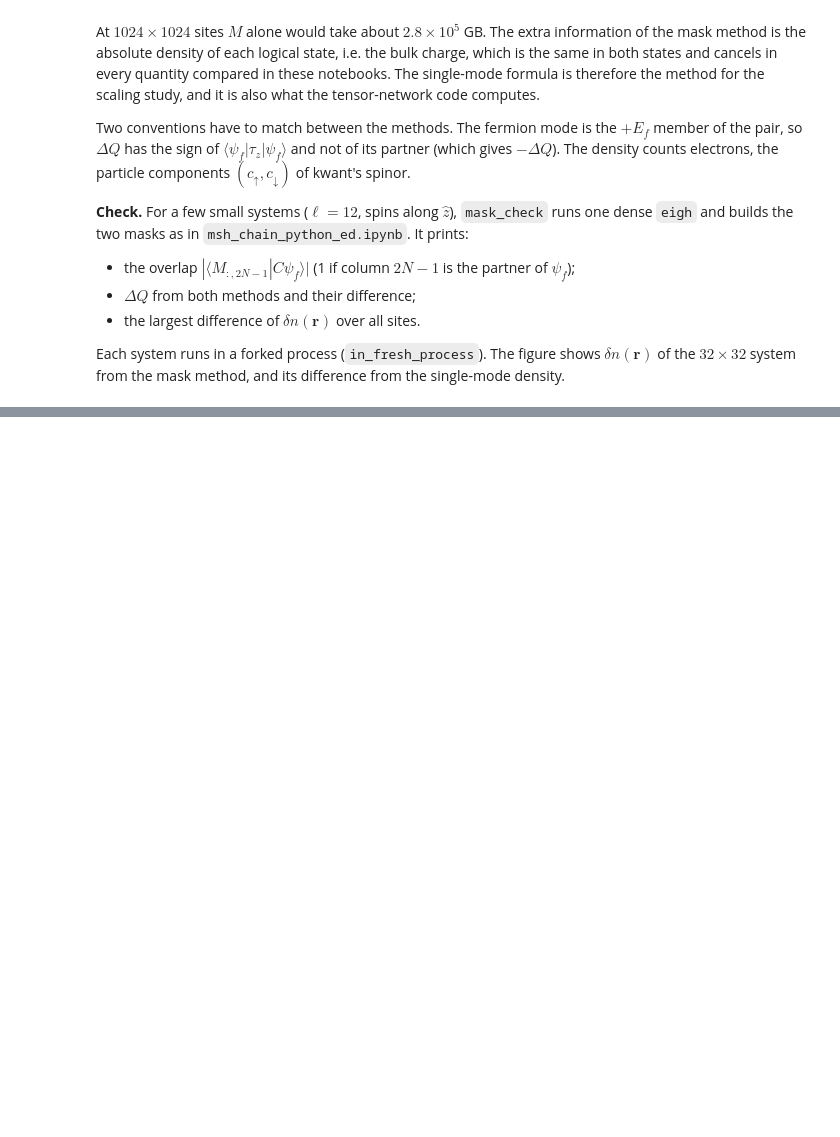
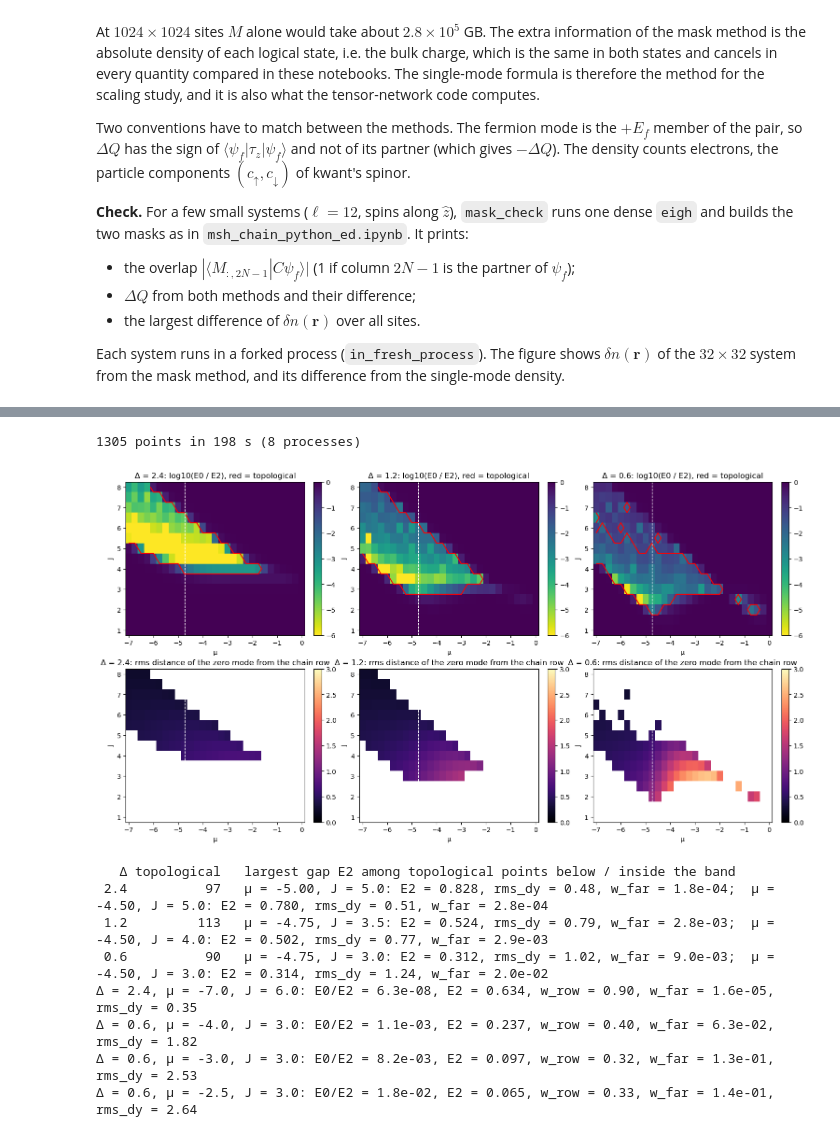
Before and after one commit to alasko5/MSH_Tensor_Network_Methods, a Jupyter notebook: msh_substrate/msh_substrate_python.ipynb, the cells around one changed output, grey strips where cells are left out. Cells and saved outputs as stored; diff of their text form; code cells hidden in the pictures; blank space fills up the shorter version.

```diff
--- a/msh_substrate/msh_substrate_python.ipynb
+++ b/msh_substrate/msh_substrate_python.ipynb
@@ -446,0 +464,76 @@ plt.show()
+# %%
+from multiprocessing import Pool
+RUN_MU = True
+mu_file = "py_mu_scan.csv"
+Lx_s, Ly_s, ell_s = 6, 5, 32
+xs_s, iy0_s = chain_sites(Lx_s, Ly_s, ell_s)
+ix_s, iy_s = np.meshgrid(np.arange(2**Lx_s), np.arange(2**Ly_s))
+ends_s = (np.abs(ix_s - xs_s[0]) <= 3) | (np.abs(ix_s - xs_s[-1]) <= 3)
+mid_s = (ix_s >= xs_s[0] + ell_s // 3) & (ix_s <= xs_s[-1] - ell_s // 3)
+dy_s = np.abs(iy_s - iy0_s)
+
+def scan_point(args):
+    Delta, mu, J = args
+    E, V = eigsh(ham(Lx_s, Ly_s, ell_s, mu=mu, Delta=Delta, J=J), k=6, sigma=0, which="LM")
+    o = np.argsort(np.abs(E)); E = np.abs(E[o]); V = V[:, o]
+    rho = (np.abs(V[:, 0].reshape(-1, 4))**2).sum(1).reshape(2**Ly_s, 2**Lx_s)
+    return (Delta, mu, J, E[0], E[2], E[4], rho[ends_s].sum(), rho[mid_s].sum(), rho[iy0_s].sum(),
+            np.sqrt((rho * dy_s**2).sum()), rho[dy_s >= 4].sum())
+
+mu_cols = ["Delta", "mu", "J", "E0", "E2", "E4", "w_ends", "w_mid", "w_row", "rms_dy", "w_far"]
+if RUN_MU or not os.path.isfile(mu_file):
+    grid = [(D, mu, J) for D in (2.4, 1.2, 0.6) for mu in np.round(np.arange(-7.0, 0.01, 0.25), 2)
+            for J in np.round(np.arange(1.0, 8.01, 0.5), 2)]
+    t_ = time.perf_counter()
+    with Pool(8) as pool:
+        rows = pool.map(scan_point, grid, chunksize=4)
+    with open(mu_file, "w") as fh:
+        fh.write(",".join(mu_cols) + "\n")
+        for r in rows:
+            fh.write(",".join(str(x) for x in r) + "\n")
+    print(f"{len(rows)} points in {time.perf_counter() - t_:.0f} s (8 processes)")
+ms = np.genfromtxt(mu_file, delimiter=",", names=True)
+topo = (ms["E0"] / ms["E2"] < 0.05) & (ms["w_ends"] > 0.5)
+
+import matplotlib.pyplot as plt
+Ds, mus, Js = sorted(set(ms["Delta"]), reverse=True), np.unique(ms["mu"]), np.unique(ms["J"])
+fig, ax = plt.subplots(2, 3, figsize=(15, 8), constrained_layout=True)
+for j, D in enumerate(Ds):
+    sel = ms["Delta"] == D
+    def grid_of(vals):
+        g = np.full((len(Js), len(mus)), np.nan)
+        g[np.searchsorted(Js, ms["J"][sel]), np.searchsorted(mus, ms["mu"][sel])] = vals
+        return g
+    ext = [mus[0] - 0.125, mus[-1] + 0.125, Js[0] - 0.25, Js[-1] + 0.25]
+    im = ax[0, j].imshow(grid_of(np.log10(ms["E0"][sel] / ms["E2"][sel])), origin="lower", aspect="auto", extent=ext,
+                         cmap="viridis_r", vmin=-6, vmax=0)
+    ax[0, j].contour(mus, Js, grid_of(topo[sel].astype(float)), levels=[0.5], colors="r")
+    ax[0, j].set_title(f"Δ = {D}: log10(E0 / E2), red = topological"); fig.colorbar(im, ax=ax[0, j])
+    im = ax[1, j].imshow(grid_of(np.where(topo[sel], ms["rms_dy"][sel], np.nan)), origin="lower", aspect="auto", extent=ext,
+                         cmap="magma", vmin=0, vmax=3)
+    ax[1, j].set_title(f"Δ = {D}: rms distance of the zero mode from the chain row"); fig.colorbar(im, ax=ax[1, j])
+    for a in ax[:, j]:
+        a.axvline(-4.741, color="w", ls="--", lw=1); a.set_xlabel("μ"); a.set_ylabel("J")
+plt.show()
+
+print(f"{'Δ':>4s} {'topological':>11s}   largest gap E2 among topological points below / inside the band")
+for D in Ds:
+    s_ = (ms["Delta"] == D) & topo
+    best = [ms[s_ & cond][np.argmax(ms[s_ & cond]["E2"])] for cond in (ms["mu"] <= -4.74, ms["mu"] > -4.74) if (s_ & cond).any()]
+    print(f"{D:4.1f} {s_.sum():11d}   " + ";  ".join(f"μ = {r['mu']:.2f}, J = {r['J']:.1f}: E2 = {r['E2']:.3f}, rms_dy = {r['rms_dy']:.2f}, "
+                                                    f"w_far = {r['w_far']:.1e}" for r in best))
+for D, mu, J in ((2.4, -7.0, 6.0), (0.6, -4.0, 3.0), (0.6, -3.0, 3.0), (0.6, -2.5, 3.0)):
+    r = ms[(ms["Delta"] == D) & (ms["mu"] == mu) & (ms["J"] == J)][0]
+    print(f"Δ = {D}, μ = {mu}, J = {J}: E0/E2 = {r['E0'] / r['E2']:.1e}, E2 = {r['E2']:.3f}, w_row = {r['w_row']:.2f}, "
+          f"w_far = {r['w_far']:.1e}, rms_dy = {r['rms_dy']:.2f}")
+# %% [output]
+1305 points in 198 s (8 processes)
+[figure, added]
+   Δ topological   largest gap E2 among topological points below / inside the band
+ 2.4          97   μ = -5.00, J = 5.0: E2 = 0.828, rms_dy = 0.48, w_far = 1.8e-04;  μ = -4.50, J = 5.0: E2 = 0.780, rms_dy = 0.51, w_far = 2.8e-04
+ 1.2         113   μ = -4.75, J = 3.5: E2 = 0.524, rms_dy = 0.79, w_far = 2.8e-03;  μ = -4.50, J = 4.0: E2 = 0.502, rms_dy = 0.77, w_far = 2.9e-03
+ 0.6          90   μ = -4.75, J = 3.0: E2 = 0.312, rms_dy = 1.02, w_far = 9.0e-03;  μ = -4.50, J = 3.0: E2 = 0.314, rms_dy = 1.24, w_far = 2.0e-02
+Δ = 2.4, μ = -7.0, J = 6.0: E0/E2 = 6.3e-08, E2 = 0.634, w_row = 0.90, w_far = 1.6e-05, rms_dy = 0.35
+Δ = 0.6, μ = -4.0, J = 3.0: E0/E2 = 1.1e-03, E2 = 0.237, w_row = 0.40, w_far = 6.3e-02, rms_dy = 1.82
+Δ = 0.6, μ = -3.0, J = 3.0: E0/E2 = 8.2e-03, E2 = 0.097, w_row = 0.32, w_far = 1.3e-01, rms_dy = 2.53
+Δ = 0.6, μ = -2.5, J = 3.0: E0/E2 = 1.8e-02, E2 = 0.065, w_row = 0.33, w_far = 1.4e-01, rms_dy = 2.64
```
Also changed, not shown: parts of 10 cells of this notebook, 12 other files.
